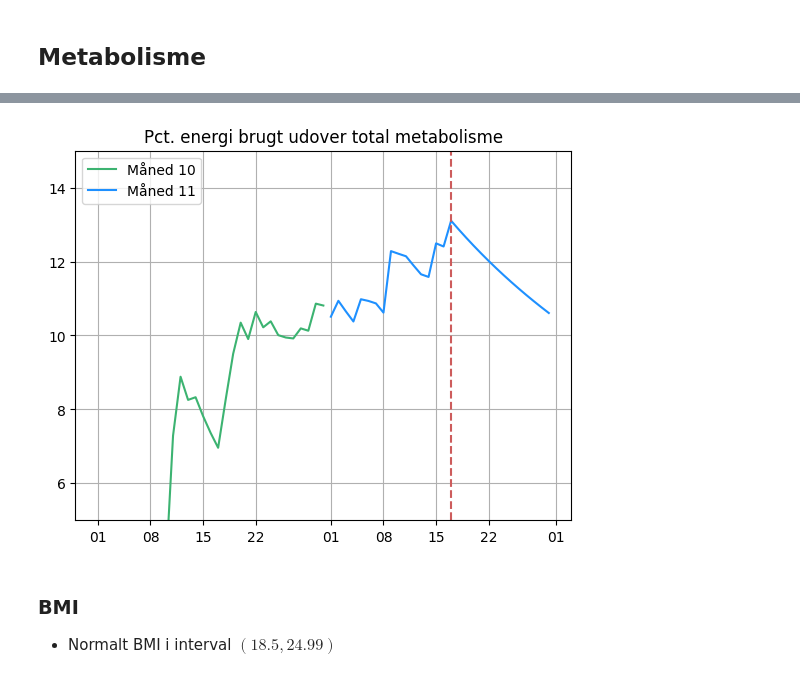
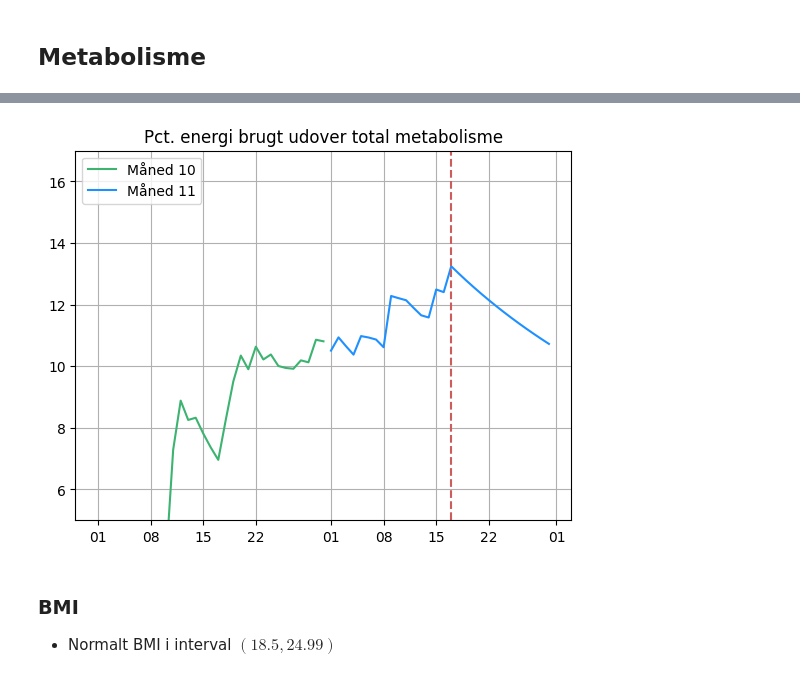
Before and after one commit to ChristerKoldLindholm/marathon-training, a Jupyter notebook: training.ipynb, the cells around one changed output, grey strips where cells are left out. Saved outputs shown, nothing was run; the diff lists cells and outputs as text; code cells hidden in the pictures.

```diff
--- a/training.ipynb
+++ b/training.ipynb
@@ -543,25 +543,25 @@ Total mean energy per day = 9422
 # %%
 # Filter the DataFrame for the previous and current months.
 previous_month_data = df_metab[df_metab['dato'].dt.month == current_month - 1]
 current_month_data = df_metab[df_metab['dato'].dt.month == current_month]
 
 fig, ax = plt.subplots()
 
 ax.plot(previous_month_data['dato'], previous_month_data['pct'], color="mediumseagreen", label=f"Måned {current_month - 1}")
 ax.plot(current_month_data['dato'], current_month_data['pct'], color='dodgerblue', label=f"Måned {current_month}")
 
 ax.xaxis.set_major_locator(pltdates.AutoDateLocator())
 ax.xaxis.set_major_formatter(pltdates.DateFormatter('%d'))
 
 ax.axvline(datetime.date.today(), color="indianred", linestyle="dashed")
 
-ax.set_ylim(5, 15)
+ax.set_ylim(5, 17)
 plt.grid()
 plt.title('Pct. energi brugt udover total metabolisme')
 plt.legend()
 plt.show()
 # %% [output]
-[figure, old version]
+[figure, new version]
 # %% [markdown]
 ### BMI
 - Normalt BMI i interval $(18.5, 24.99)$
```
Also changed, not shown: parts of 5 cells of this notebook, 1 other file.
